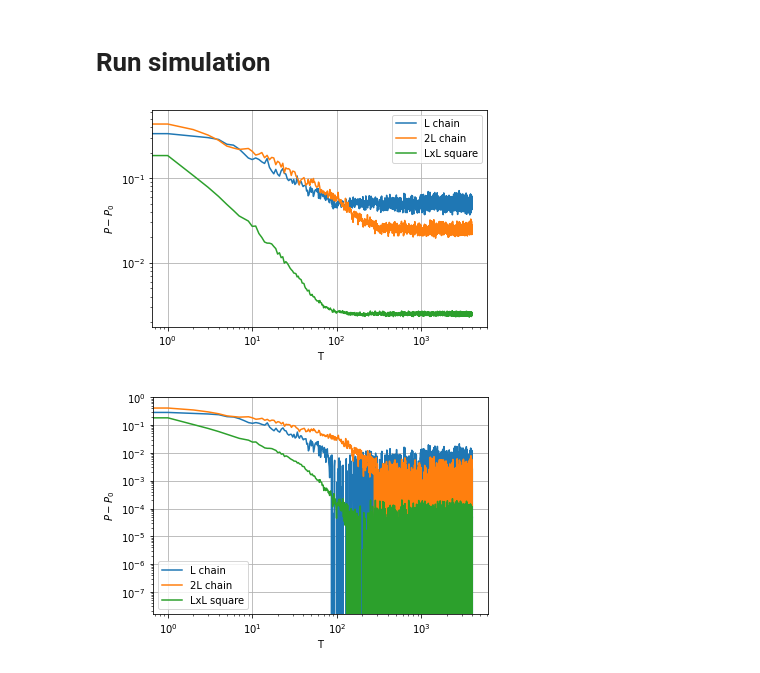
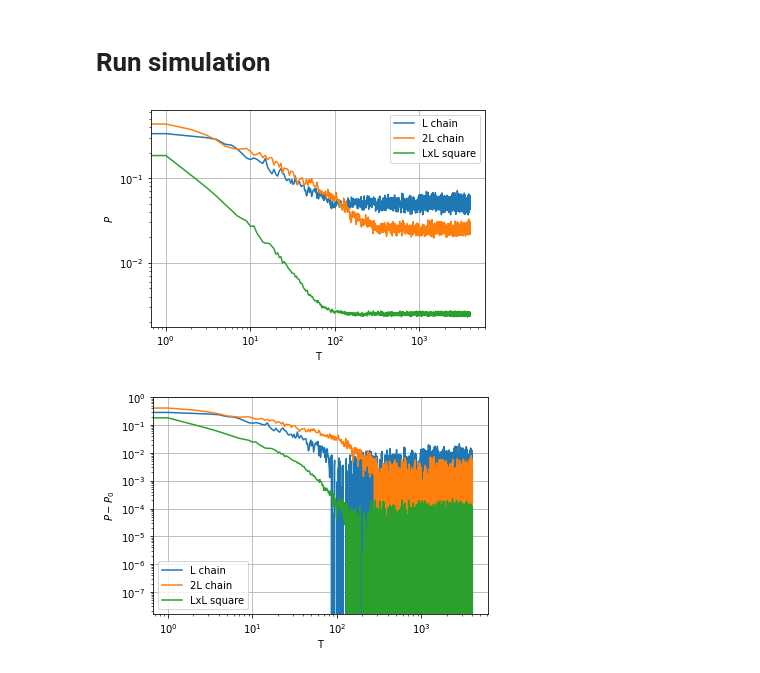
Before and after one commit to Renmusxd/RandomUnitaryLayers, a Jupyter notebook: jupyter/2D-Results.ipynb, the cells around one changed output. Saved outputs shown, nothing was run; the diff lists cells and outputs as text; code cells hidden in the pictures.

```diff
--- a/jupyter/2D-Results.ipynb
+++ b/jupyter/2D-Results.ipynb
@@ -93,25 +93,25 @@ twod_states = g.get_states().shape[0]
 # %%
 pyplot.plot(oned_purities, label='L chain')
 pyplot.plot(oned_perimeter_purities, label='2L chain')
 pyplot.plot(twod_purities, label='LxL square')
 pyplot.yscale('log')
 pyplot.xscale('log')
 pyplot.xlabel('T')
-pyplot.ylabel('$P - P_0$')
+pyplot.ylabel('$P$')
 pyplot.legend()
 pyplot.grid()
 pyplot.show()
 
 pyplot.plot(oned_purities - 1.0/oned_states, label='L chain')
 pyplot.plot(oned_perimeter_purities - 1.0/oned_perimeter_states, label='2L chain')
 pyplot.plot(twod_purities - 1.0/twod_states, label='LxL square')
 pyplot.yscale('log')
 pyplot.xscale('log')
 pyplot.xlabel('T')
 pyplot.ylabel('$P - P_0$')
 pyplot.legend()
 pyplot.grid()
 pyplot.show()
 # %% [output]
-[figure, old version]
+[figure, new version]
 [figure]
```
